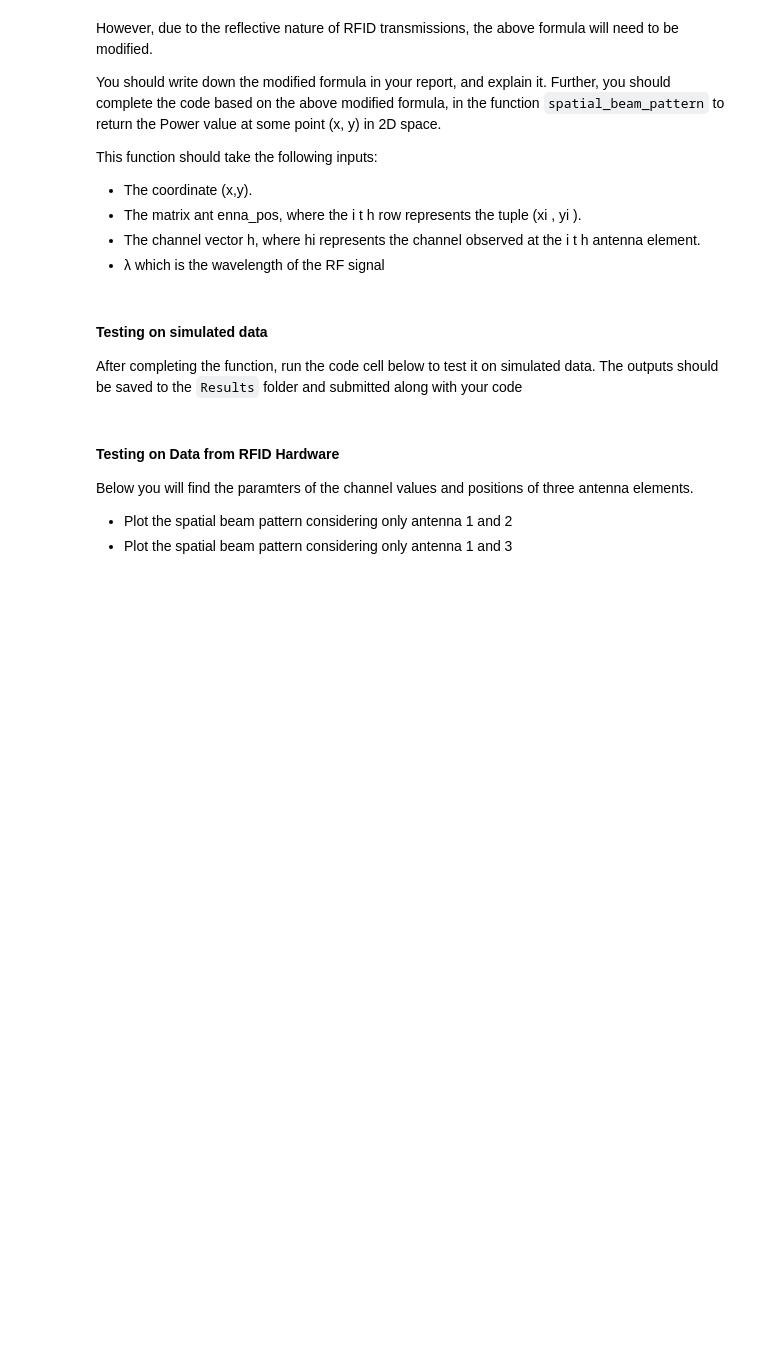
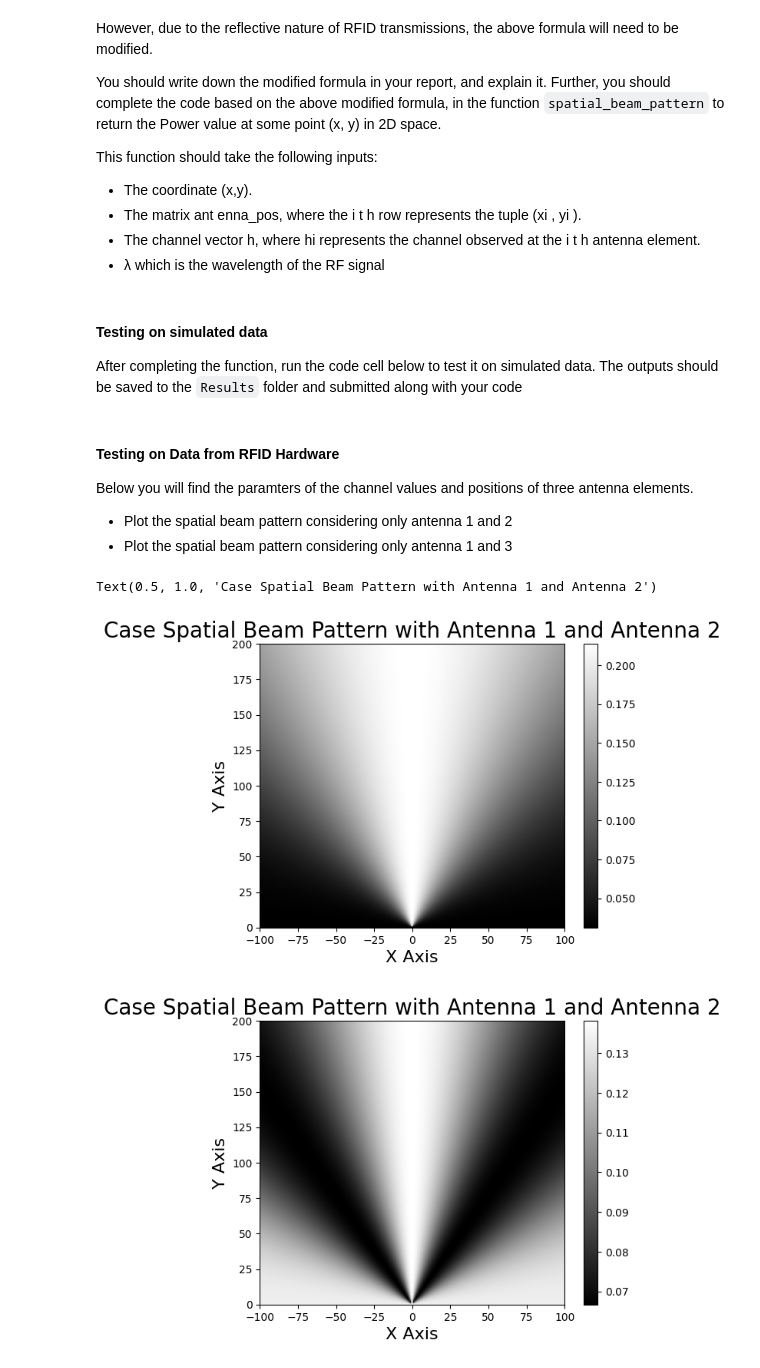
Before and after one commit to sjfenarg/LAB3_RFID, a Jupyter notebook: task_3.ipynb, the cells around one changed output. Drawn from its saved outputs; the diff is of its cells as text; code cells hidden in the pictures; blank space fills up the shorter version.

```diff
--- a/task_3.ipynb
+++ b/task_3.ipynb
@@ -53,7 +53,7 @@ def get_source_channel(antenna_coord, source, wavelength):
 
         channels[i] = np.angle(np.exp(1j*k*distance))
 
-    return np.rad2deg(channels)
+    return channels
 
 def make_ant_pos(antenna_spacing, num_ant):
     antenna_coord = np.zeros((num_ant, 2))
@@ -74,14 +74,15 @@ def make_ant_pos(antenna_spacing, num_ant):
 #### Testing on simulated data
 After completing the function, run the code cell below to test it on simulated data. The outputs should be saved to the `Results` folder and submitted along with your code
 # %%
+
 # Parameters
 lambda_ = 4
 antenna_spacing = [lambda_/4, lambda_/2, lambda_]
 num_ant = 4
 
 source = [1000000, 1000000]
-x_grid = np.arange(-1000, 1001)
-y_grid = np.flip(np.arange(0, 2001))
+x_grid = np.arange(-100, 101)
+y_grid = np.flip(np.arange(0, 201))
 
 # Loop through antenna spacings
 for l in range(3):
@@ -94,9 +95,6 @@ for l in range(3):
         for k in range(len(y_grid)):
 
             matrix[j, k] = spatial_beam_pattern(x_grid[j], y_grid[k], antenna_coord, channels, lambda_)
-
-
-
     matrix = np.transpose(matrix)
 
     plt.figure()
@@ -106,8 +104,6 @@ for l in range(3):
     plt.xlabel('X Axis', fontsize=16)
     plt.title(f'Test Case Spatial Beam Pattern with Antenna Spacing {antenna_spacing[l]}', fontsize=20)
 
-
-
     plt.savefig(f'Results/Result_test_spatial_beam{antenna_spacing[l]}.png', format='png')
     plt.close()
 # %% [markdown]
@@ -145,0 +136,47 @@ wavelength = 3e8 / freq
+# %%
+
+
+# Antenna 1 and Antenna 2
+
+
+x_grid = np.arange(-100, 101)
+y_grid = np.flip(np.arange(0, 201))
+
+matrix = np.zeros((len(x_grid), len(y_grid)))
+
+for j in range(len(x_grid)):
+    for k in range(len(y_grid)):
+        antenna_coord = [ant1, ant2]
+        channels = [h1, h2]
+        matrix[j, k] = spatial_beam_pattern(x_grid[j], y_grid[k], antenna_coord, channels, wavelength)
+matrix = np.transpose(matrix)
+
+plt.figure()
+plt.imshow(matrix, extent=[x_grid.min(), x_grid.max(), y_grid.min(), y_grid.max()], cmap='gray', aspect='auto')
+plt.colorbar()
+plt.ylabel('Y Axis', fontsize=16)
+plt.xlabel('X Axis', fontsize=16)
+plt.title(f'Case Spatial Beam Pattern with Antenna 1 and Antenna 2', fontsize=20)
+
+
+
+# Antenna 1 and Antenna 3
+matrix = np.zeros((len(x_grid), len(y_grid)))
+
+for j in range(len(x_grid)):
+    for k in range(len(y_grid)):
+        antenna_coord = [ant1, ant3]
+        channels = [h1, h3]
+        matrix[j, k] = spatial_beam_pattern(x_grid[j], y_grid[k], antenna_coord, channels, wavelength)
+matrix = np.transpose(matrix)
+
+plt.figure()
+plt.imshow(matrix, extent=[x_grid.min(), x_grid.max(), y_grid.min(), y_grid.max()], cmap='gray', aspect='auto')
+plt.colorbar()
+plt.ylabel('Y Axis', fontsize=16)
+plt.xlabel('X Axis', fontsize=16)
+plt.title(f'Case Spatial Beam Pattern with Antenna 1 and Antenna 2', fontsize=20)
+# %% [output]
+Text(0.5, 1.0, 'Case Spatial Beam Pattern with Antenna 1 and Antenna 2')
+[figure, added]
+[figure, added]
```
Also changed, not shown: parts of 1 cell of this notebook.
